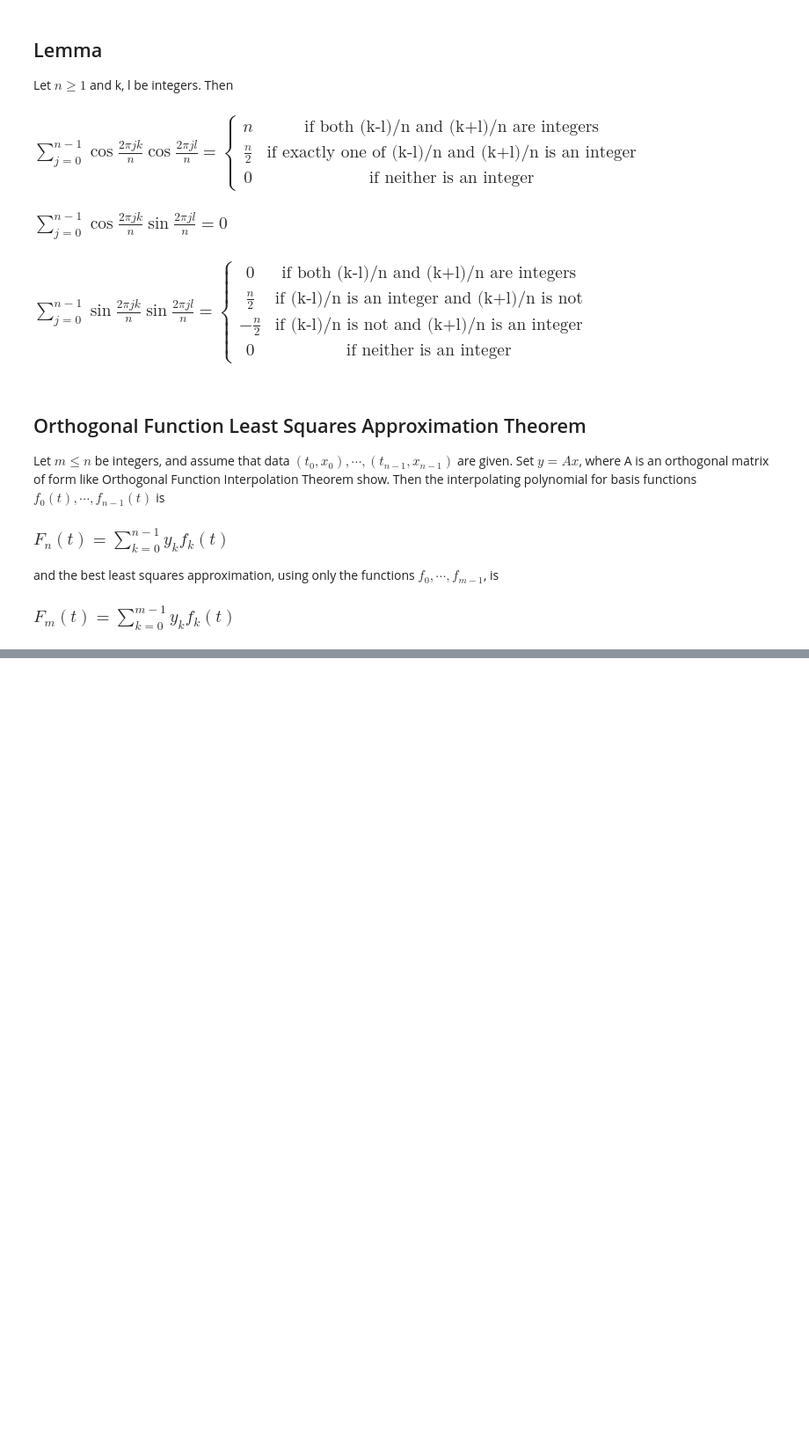
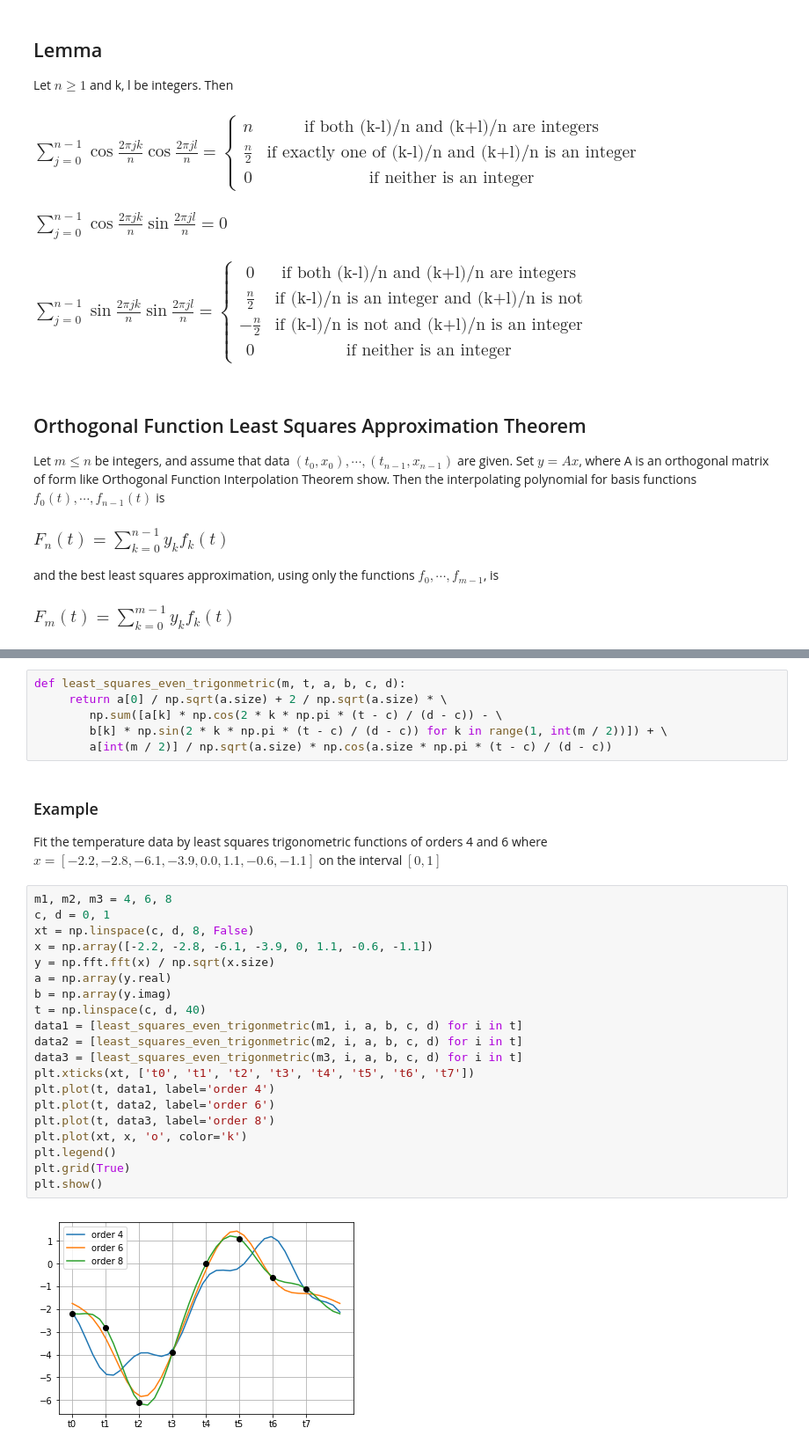
Before and after one commit to Jim00000/Numerical-Analysis, a Jupyter notebook: 10_Trigonometric_Interpolation_And_The_FFT.ipynb, the cells around one changed output, grey strips where cells are left out. Shown at 88% size. Cells and saved outputs as stored; diff of their text form; blank space fills up the shorter version.

Commit message:
add least square example

```diff
--- a/10_Trigonometric_Interpolation_And_The_FFT.ipynb
+++ b/10_Trigonometric_Interpolation_And_The_FFT.ipynb
@@ -181,2 +181,34 @@ for $j = 0,\cdots,n-1$. Then
 
 is the best least squares fit of order m to the data $(t_j,x_j)$ for $j = 0,\cdots,n - 1$
+# %%
+def least_squares_even_trigonmetric(m, t, a, b, c, d):
+     return a[0] / np.sqrt(a.size) + 2 / np.sqrt(a.size) * \
+        np.sum([a[k] * np.cos(2 * k * np.pi * (t - c) / (d - c)) - \
+        b[k] * np.sin(2 * k * np.pi * (t - c) / (d - c)) for k in range(1, int(m / 2))]) + \
+        a[int(m / 2)] / np.sqrt(a.size) * np.cos(a.size * np.pi * (t - c) / (d - c))
+# %% [markdown]
+### Example
+
+Fit the temperature data by least squares trigonometric functions of orders 4 and 6 where $x = [-2.2, -2.8, -6.1, -3.9, 0.0, 1.1, -0.6, -1.1]$ on the interval $[0,1]$
+# %%
+m1, m2, m3 = 4, 6, 8
+c, d = 0, 1
+xt = np.linspace(c, d, 8, False)
+x = np.array([-2.2, -2.8, -6.1, -3.9, 0, 1.1, -0.6, -1.1])
+y = np.fft.fft(x) / np.sqrt(x.size)
+a = np.array(y.real)
+b = np.array(y.imag)
+t = np.linspace(c, d, 40)
+data1 = [least_squares_even_trigonmetric(m1, i, a, b, c, d) for i in t]
+data2 = [least_squares_even_trigonmetric(m2, i, a, b, c, d) for i in t]
+data3 = [least_squares_even_trigonmetric(m3, i, a, b, c, d) for i in t]
+plt.xticks(xt, ['t0', 't1', 't2', 't3', 't4', 't5', 't6', 't7'])
+plt.plot(t, data1, label='order 4')
+plt.plot(t, data2, label='order 6')
+plt.plot(t, data3, label='order 8')
+plt.plot(xt, x, 'o', color='k')
+plt.legend()
+plt.grid(True)
+plt.show()
+# %% [output]
+[figure, added]
```
Also changed, not shown: parts of 1 cell of this notebook.
